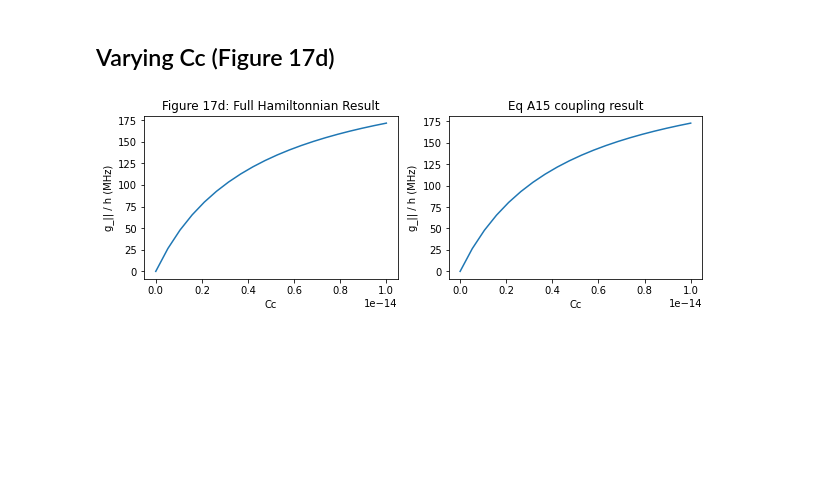
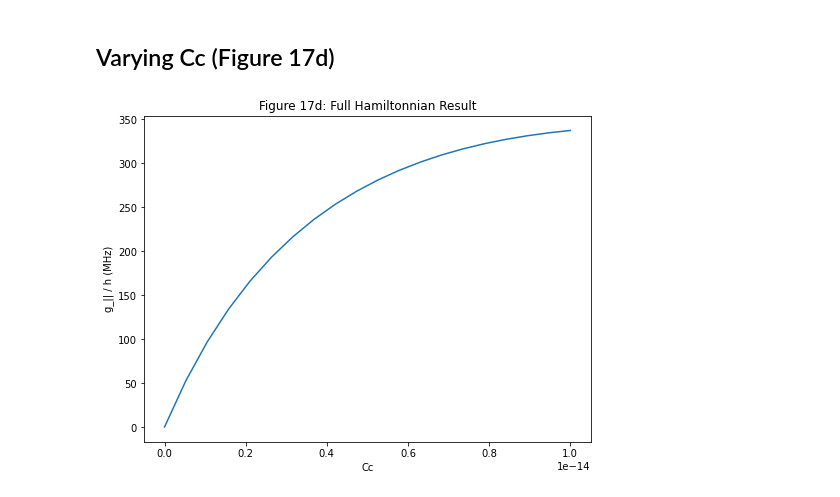
Before and after one commit to Dan5762/Transmon-Project, a Jupyter notebook: Circuit Modelling.ipynb, the cells around one changed output. Drawn from its saved outputs; the diff is of its cells as text; code cells hidden in the pictures; blank space fills up the shorter version.

```diff
--- a/Circuit Modelling.ipynb
+++ b/Circuit Modelling.ipynb
@@ -1011,9 +1155,10 @@ for Cc in Ccs:
 # %%
+plt.figure(figsize=(8,6))
 plt.title('Figure 17c: Full Hamiltonian Approach')
 plt.xlabel('ng')
 plt.ylabel('g_|| / h (MHz)')
-for Cc in fig17c_data.keys():
-    plt.plot(ngs, [np.real(g_parr * 1e-6) / h for g_parr in fig17c_data[Cc]], label=Cc)
+for Cc in fig17c_data_qr.keys():
+    plt.plot(fig17c_ngs_qr, [np.abs(g_parr * 1e-6) / h for g_parr in fig17c_data_qr[Cc]], label=Cc)
 plt.legend(title='Cc')
 plt.show()
 # %% [output]
@@ -1021,37 +1166,37 @@ plt.show()
 # %% [markdown]
 ## Varying Cc (Figure 17d)
 # %%
-system = SparseSystem(ncut=8, alpha=0.4, mcut=20, ng=0.25)
+system = SparseSystem(ncut=8, alpha=0.4)
 
-Ccs = np.linspace(0, 1e-14, 20)
-fig17d_data = {}
-fig17d_data['FH'] = []
-fig17d_data['Bil'] = []
+fig_17d_Ccs_qr = np.linspace(0, 10e-15, 20)
+fig17d_data_qr = {}
+fig17d_data_qr['FH'] = []
+fig17d_data_qr['Bil'] = []
 
-for Cc in tqdm(Ccs):
+for Cc in tqdm(fig_17d_Ccs_qr):
     system.Cc = Cc
 
     # Full Hamiltonina Approach
     g_parr = system.calc_g_parr(update=True)
-    fig17d_data['FH'].append(g_parr)
+    fig17d_data_qr['FH'].append(g_parr)
 
     # Billangeon Eq A15 Approach
     g_parr_bil, g_perp_bil = system.calc_bil_coupling(update=True)
-    fig17d_data['Bil'].append(g_parr_bil)
+    fig17d_data_qr['Bil'].append(g_parr_bil)
 # %%
-f = plt.figure(figsize=(10,3))
+plt.figure(figsize=(8,6))
 
-ax1 = f.add_subplot(121)
-ax1.title.set_text('Figure 17d: Full Hamiltonnian Result')
-ax1.set_xlabel('Cc')
-ax1.set_ylabel('g_|| / h (MHz)')
-ax1.plot(Ccs, [np.real(g_parr * 1e-6) / h for g_parr in fig17d_data['FH']])
+# ax1 = f.add_subplot(121)
+plt.title('Figure 17d: Full Hamiltonnian Result')
+plt.xlabel('Cc')
+plt.ylabel('g_|| / h (MHz)')
+plt.plot(fig_17d_Ccs_qr, [np.abs(g_parr * 1e-6) / h for g_parr in fig17d_data_qr['FH']])
 
-ax2 = f.add_subplot(122)
-ax2.title.set_text('Eq A15 coupling result')
-ax2.set_xlabel('Cc')
-ax2.set_ylabel('g_|| / h (MHz)')
-ax2.plot(Ccs, [np.real(g_parr_bil * 1e-6) / h for g_parr_bil in fig17d_data['Bil']])
+# ax2 = f.add_subplot(122)
+# ax2.title.set_text('Eq A15 coupling result')
+# ax2.set_xlabel('Cc')
+# ax2.set_ylabel('g_|| / h (MHz)')
+# ax2.plot(fig_17d_Ccs_qr, [np.abs(g_parr_bil * 1e-6) / h for g_parr_bil in fig17d_data_qr['Bil']])
 plt.show()
 # %% [output]
-[figure, old version]
+[figure, new version]
```
Also changed, not shown: parts of 27 cells of this notebook.
